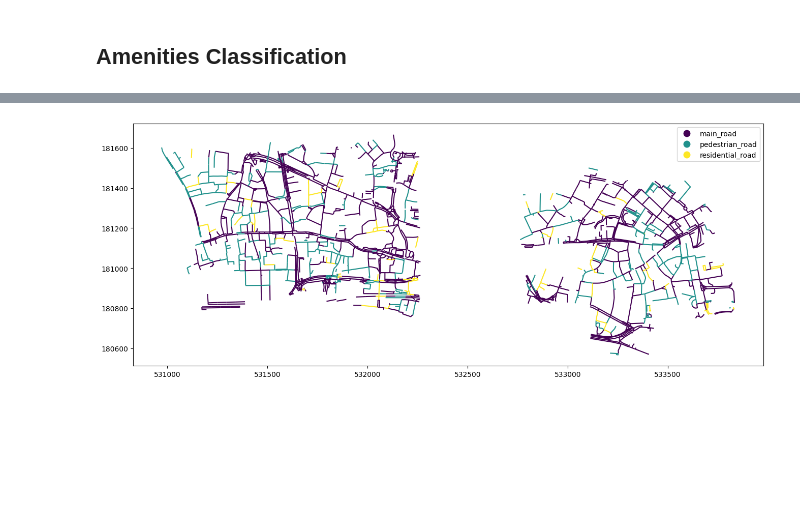
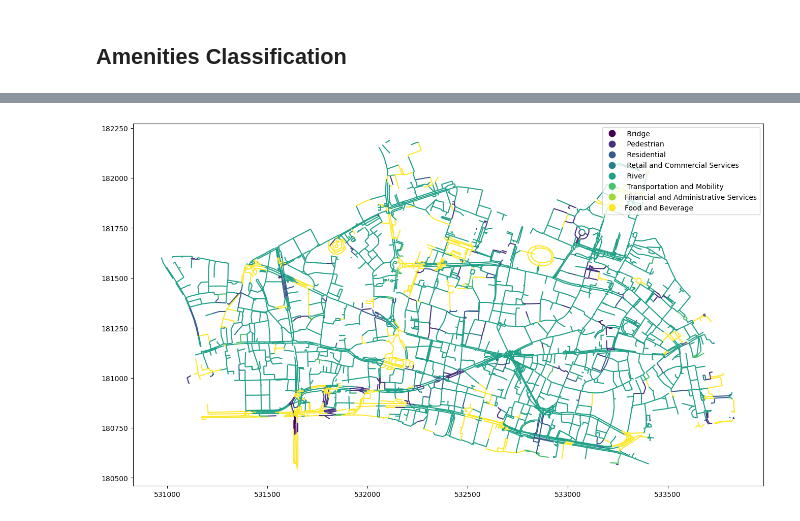
Before and after one commit to luciannijman/STREET, a Jupyter notebook: main.ipynb, the cells around one changed output, grey strips where cells are left out. Drawn from its saved outputs; the diff is of its cells as text; code cells hidden in the pictures; blank space fills up the shorter version.

```diff
--- a/main.ipynb
+++ b/main.ipynb
@@ -345,13 +257,4 @@ linestring_panoids_bc = linestring_panoids[1000:3000]
 # %%
-import torch
-from torchvision import transforms, models
-from PIL import Image
-import numpy as np
-import pandas as pd
-from collections import Counter
-import os
-
-
 # Define the transformation
 transform = transforms.Compose([
     transforms.Resize((128, 128)),
@@ -396,7 +299,7 @@ class_names = ['main_road', 'residential_road', 'pedestrian_road']
 # Process each index_right
 predictions = []
 
-for idx, row in linestring_panoids_bc.iterrows():
+for idx, row in linestring_panoids_road.iterrows():
     index_right = row['index_right']
     panoid_indices = row['panoid_index']
 
@@ -431,9 +334,9 @@ for idx, row in linestring_panoids_bc.iterrows():
         predictions.append(None)
 
 # Add the predictions as a new column
-linestring_panoids_bc['predicted_class'] = predictions
+linestring_panoids_road['predicted_class'] = predictions
 
 # Display the updated DataFrame
-print(linestring_panoids_bc)
+print(linestring_panoids_road)
 # %% [output]
       index_right                                             panoid  \
@@ -511,13 +398,7 @@ linestring_panoids_bc_am = linestring_panoids[1000:3000]
+# %%
+# Copying the original linestring_panoids to apply the model on it
+linestring_panoids_amenities = linestring_panoids
 # %%
-import torch
-from torchvision import transforms, models
-from PIL import Image
-import numpy as np
-import pandas as pd
-from collections import Counter
-import os
-
-
 # Define the transformation
 transform = transforms.Compose([
     transforms.Resize((128, 128)),
@@ -561,7 +442,7 @@ class_names = [' Bridge', ' Education and Learning Spaces', 'Entertainment and C
 # Process each index_right
 predictions = []
 
-for idx, row in linestring_panoids_bc_am.iterrows():
+for idx, row in linestring_panoids_amenities.iterrows():
     index_right = row['index_right']
     panoid_indices = row['panoid_index']
 
@@ -596,9 +477,9 @@ for idx, row in linestring_panoids_bc_am.iterrows():
         predictions.append(None)
 
 # Add the predictions as a new column
-linestring_panoids_bc_am['predicted_class'] = predictions
+linestring_panoids_amenities['predicted_class'] = predictions
 
 # Display the updated DataFrame
-print(linestring_panoids_bc_am)
+print(linestring_panoids_amenities)
 # %% [output]
       index_right                                             panoid  \
@@ -634,11 +506,8 @@ shiya_c = pd.read_csv('linestring_panoids_ameneties_C.csv')
 # %%
 # Merge GeoDataFrame and DataFrame
-merged_gdf_amenities = merged_streets_gdf.merge(mac1, left_index=True, right_on='index_right', how='inner')
-merged_gdf_amenities = merged_streets_gdf.merge(yig_a, left_index=True, right_on='index_right', how='inner')
-#merged_gdf_amenities = merged_streets_gdf.merge(shiya_c, left_index=True, right_on='index_right', how='inner')
-merged_gdf_amenities = merged_streets_gdf.merge(mac, left_index=True, right_on='index_right', how='inner')
+merged_gdf_amenities = merged_streets_gdf.merge(linestring_panoids_amenities, left_index=True, right_on='index_right', how='inner')
 
 # Verify the result
-merged_gdf_amenities.head(100)
+merged_gdf_amenities.head()
 # %% [output]
 |  | geometry | length | category | buffer | index_right | panoid | panoid_index | predicted_class |
@@ -657,10 +519,10 @@ merged_gdf_amenities.head(100)
 # %%
-merged_gdf_road.plot(
+merged_gdf_amenities.plot(
     column='predicted_class',
     legend=True,
     cmap='viridis',
     figsize=(16, 12)
 )
 plt.show()
 # %% [output]
-[figure, old version]
+[figure, new version]
```
Also changed, not shown: parts of 20 cells of this notebook, 2 other files.
